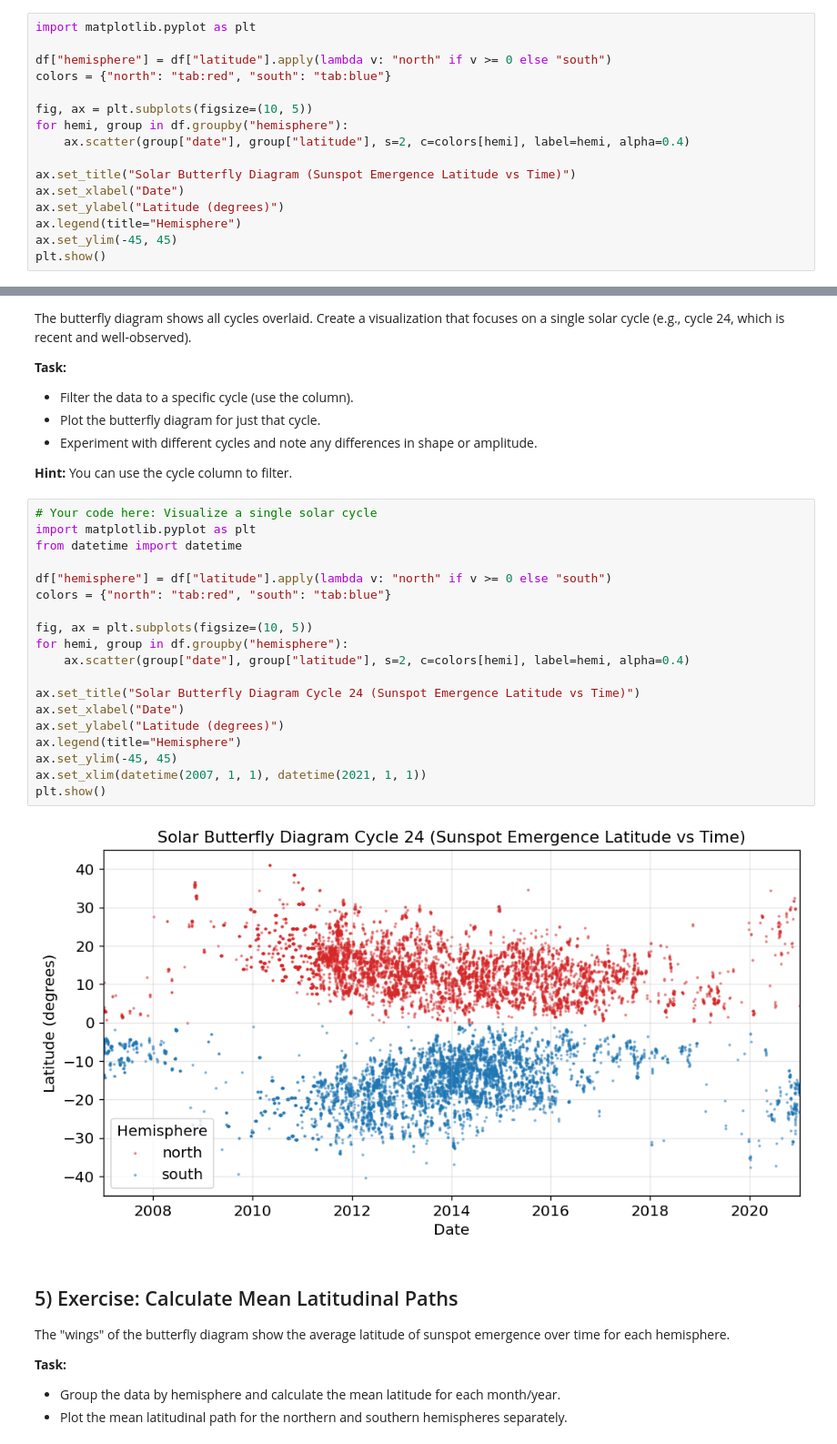
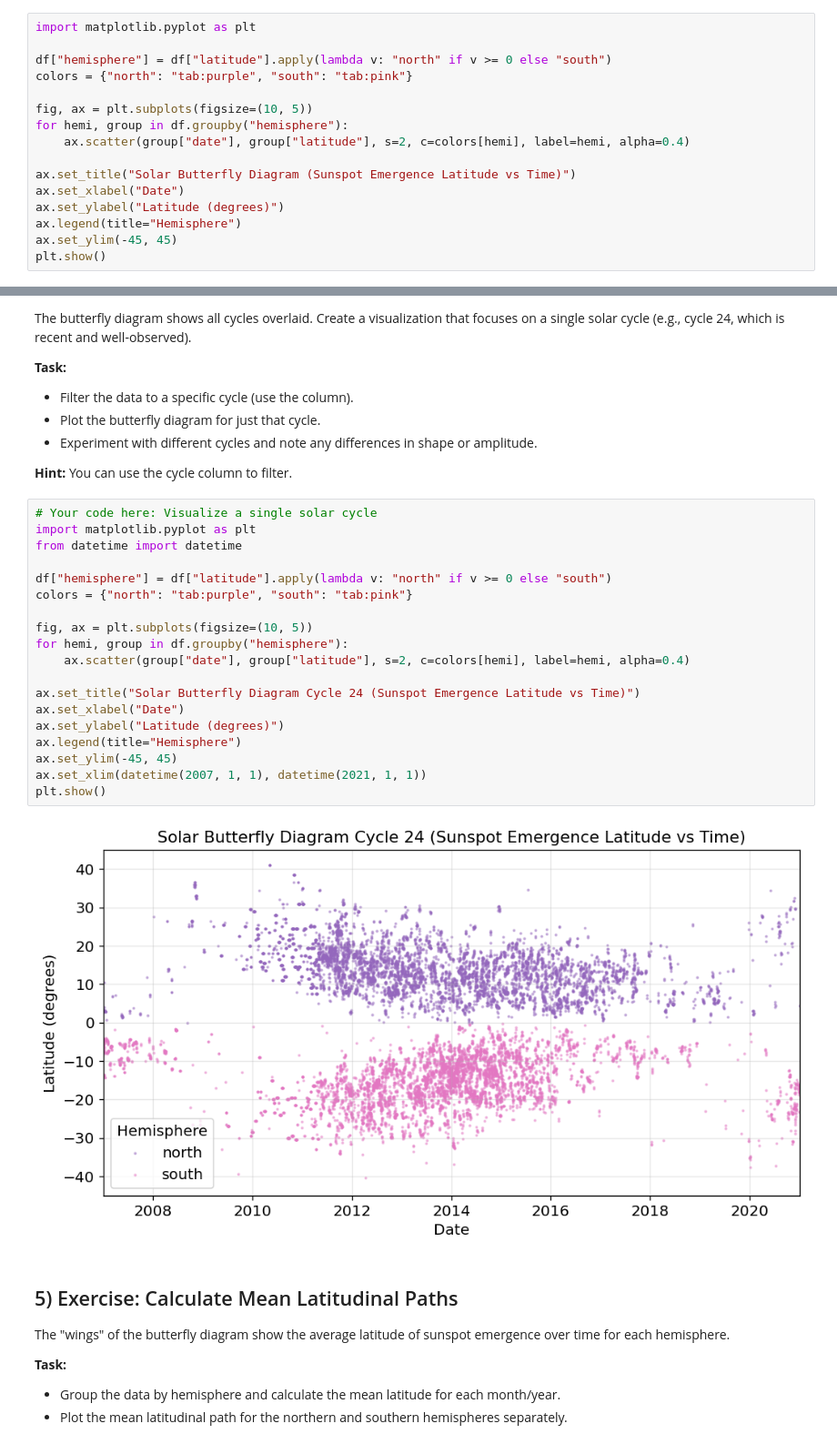
Before and after one commit to SwRI-IDEA-Lab/butterflai, a Jupyter notebook: weeks/week_01/01_exploration.ipynb, the cells around one changed output, grey strips where cells are left out. Shown at 91% size. Drawn from its saved outputs; the diff is of its cells as text.

```diff
--- a/weeks/week_01/01_exploration.ipynb
+++ b/weeks/week_01/01_exploration.ipynb
@@ -81,7 +79,7 @@ We plot emergence latitude vs. date. Points are colored by hemisphere (north vs
 import matplotlib.pyplot as plt
 
 df["hemisphere"] = df["latitude"].apply(lambda v: "north" if v >= 0 else "south")
-colors = {"north": "tab:red", "south": "tab:blue"}
+colors = {"north": "tab:purple", "south": "tab:pink"}
 
 fig, ax = plt.subplots(figsize=(10, 5))
 for hemi, group in df.groupby("hemisphere"):
@@ -109,24 +107,24 @@ The butterfly diagram shows all cycles overlaid. Create a visualization that foc
 # %%
 # Your code here: Visualize a single solar cycle
 import matplotlib.pyplot as plt
 from datetime import datetime
 
 df["hemisphere"] = df["latitude"].apply(lambda v: "north" if v >= 0 else "south")
-colors = {"north": "tab:red", "south": "tab:blue"}
+colors = {"north": "tab:purple", "south": "tab:pink"}
 
 fig, ax = plt.subplots(figsize=(10, 5))
 for hemi, group in df.groupby("hemisphere"):
     ax.scatter(group["date"], group["latitude"], s=2, c=colors[hemi], label=hemi, alpha=0.4)
 
 ax.set_title("Solar Butterfly Diagram Cycle 24 (Sunspot Emergence Latitude vs Time)")
 ax.set_xlabel("Date")
 ax.set_ylabel("Latitude (degrees)")
 ax.legend(title="Hemisphere")
 ax.set_ylim(-45, 45)
 ax.set_xlim(datetime(2007, 1, 1), datetime(2021, 1, 1))
 plt.show()
 # %% [output]
-[figure, old version]
+[figure, new version]
 # %% [markdown]
 ## 5) Exercise: Calculate Mean Latitudinal Paths
 
```
Also changed, not shown: parts of 5 cells of this notebook.
